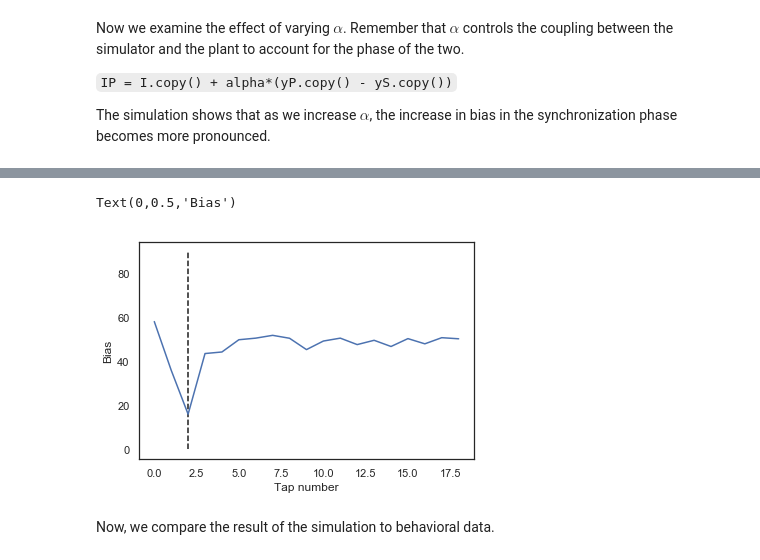
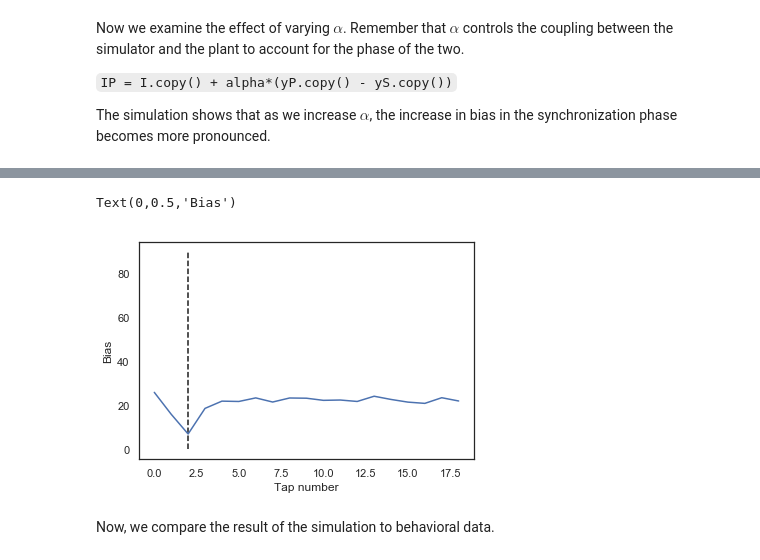
Before and after one commit to jazlab/SE_NL_MJ_2020, a Jupyter notebook: SynchronizationNetwork_noise.ipynb, the cells around one changed output, grey strips where cells are left out. Saved outputs shown, nothing was run; the diff lists cells and outputs as text; code cells hidden in the pictures.

```diff
--- a/SynchronizationNetwork_noise.ipynb
+++ b/SynchronizationNetwork_noise.ipynb
@@ -641,15 +642,15 @@ Text(0,0.5,'IPI (ms)')
 # %%
 # Plot the bias for all of the conditions
 meanITIs = np.array(meanITIs)
 bias_individual = meanITIs * 10 - durs[:,np.newaxis]
-bias_all = np.sum(bias_individual**2, axis=0)
-plt.plot(np.sqrt(bias_all / len(durs)))
+bias_all_sim = np.sum(bias_individual**2, axis=0)
+plt.plot(np.sqrt(bias_all_sim) / len(durs))
 plt.vlines(2, 0, 90, linestyles='--')
 plt.xlabel('Tap number')
 plt.ylabel('Bias')
 # %% [output]
 Text(0,0.5,'Bias')
-[figure, old version]
+[figure, new version]
 # %% [markdown]
 Now, we compare the result of the simulation to behavioral data.
 # %%
```
Also changed, not shown: parts of 9 cells of this notebook.
